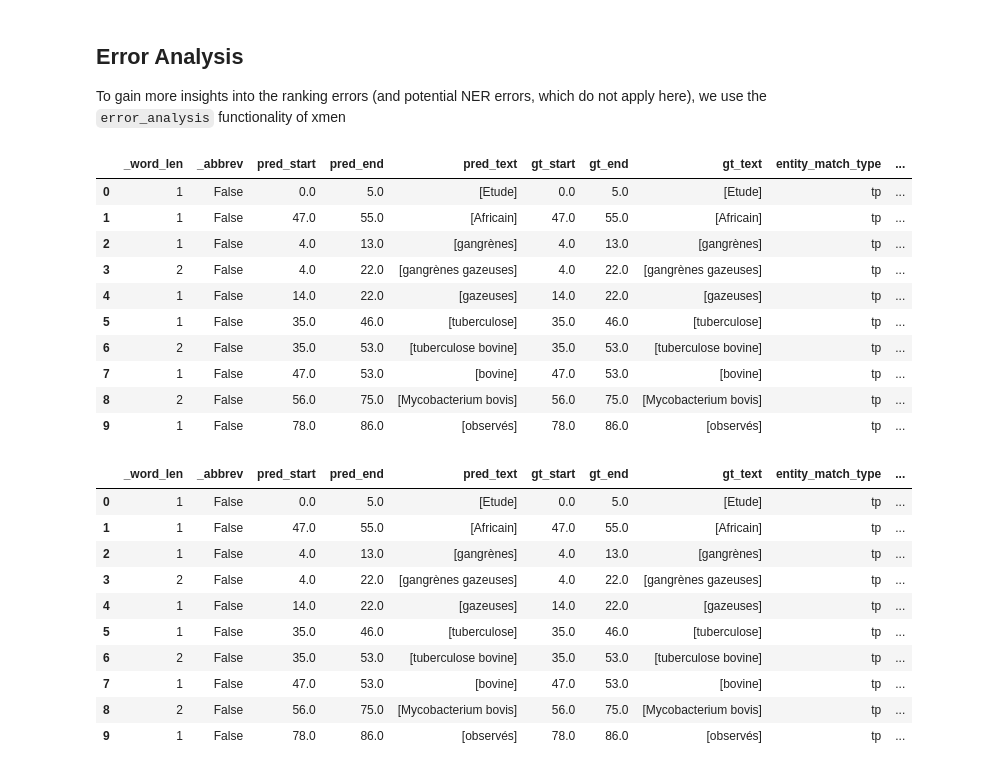
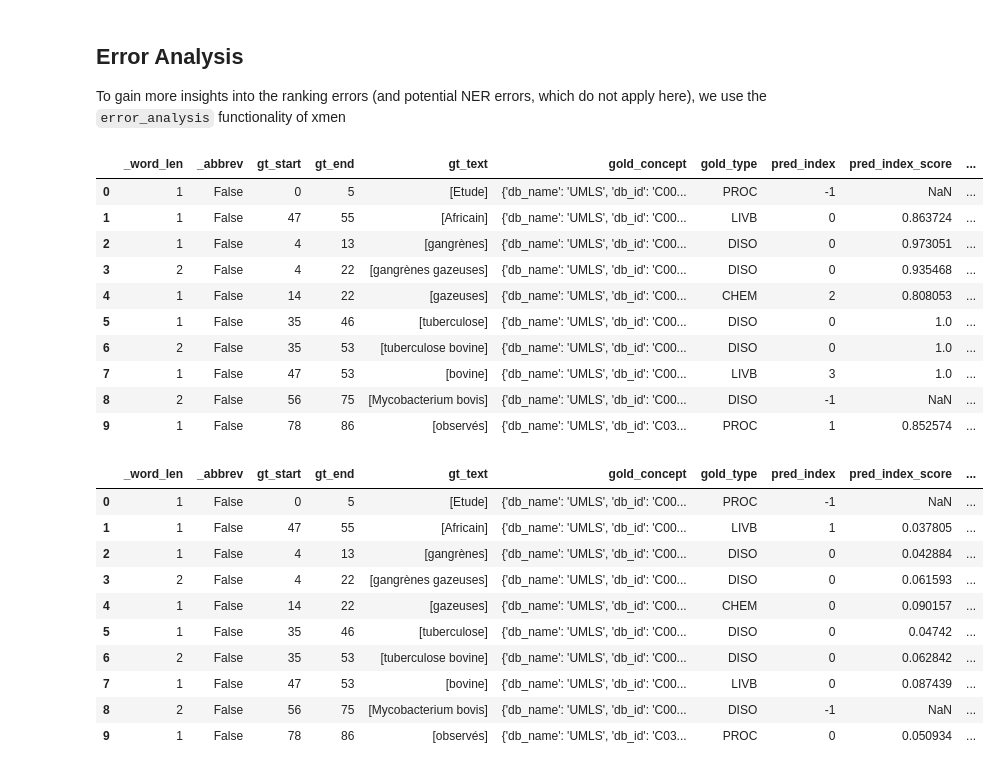
Before and after one commit to hpi-dhc/xmen, a Jupyter notebook: notebooks/00_Getting_Started.ipynb, the cells around one changed output. Drawn from its saved outputs; the diff is of its cells as text; code cells hidden in the pictures.

```diff
--- a/notebooks/00_Getting_Started.ipynb
+++ b/notebooks/00_Getting_Started.ipynb
@@ -214,36 +214,36 @@ To gain more insights into the ranking errors (and potential NER errors, which d
 from xmen.evaluation import error_analysis
 # %%
 # Before re-ranking
-ea_df = error_analysis(dataset['test'], candidates['test'])
+ea_df = error_analysis(dataset['test'], candidates['test'], tasks=['nen'])
 ea_df.head(10)
 # %% [output]
-|  | _word_len | _abbrev | pred_start | pred_end | pred_text | gt_start | gt_end | gt_text | entity_match_type | ... |
-| 0 | 1 | False | 0.0 | 5.0 | [Etude] | 0.0 | 5.0 | [Etude] | tp | ... |
-| 1 | 1 | False | 47.0 | 55.0 | [Africain] | 47.0 | 55.0 | [Africain] | tp | ... |
-| 2 | 1 | False | 4.0 | 13.0 | [gangrènes] | 4.0 | 13.0 | [gangrènes] | tp | ... |
-| 3 | 2 | False | 4.0 | 22.0 | [gangrènes gazeuses] | 4.0 | 22.0 | [gangrènes gazeuses] | tp | ... |
-| 4 | 1 | False | 14.0 | 22.0 | [gazeuses] | 14.0 | 22.0 | [gazeuses] | tp | ... |
-| 5 | 1 | False | 35.0 | 46.0 | [tuberculose] | 35.0 | 46.0 | [tuberculose] | tp | ... |
-| 6 | 2 | False | 35.0 | 53.0 | [tuberculose bovine] | 35.0 | 53.0 | [tuberculose bovine] | tp | ... |
-| 7 | 1 | False | 47.0 | 53.0 | [bovine] | 47.0 | 53.0 | [bovine] | tp | ... |
-| 8 | 2 | False | 56.0 | 75.0 | [Mycobacterium bovis] | 56.0 | 75.0 | [Mycobacterium bovis] | tp | ... |
-| 9 | 1 | False | 78.0 | 86.0 | [observés] | 78.0 | 86.0 | [observés] | tp | ... |
+|  | _word_len | _abbrev | gt_start | gt_end | gt_text | gold_concept | gold_type | pred_index | pred_index_score | ... |
+| 0 | 1 | False | 0 | 5 | [Etude] | {'db_name': 'UMLS', 'db_id': 'C00... | PROC | -1 | NaN | ... |
+| 1 | 1 | False | 47 | 55 | [Africain] | {'db_name': 'UMLS', 'db_id': 'C00... | LIVB | 0 | 0.863724 | ... |
+| 2 | 1 | False | 4 | 13 | [gangrènes] | {'db_name': 'UMLS', 'db_id': 'C00... | DISO | 0 | 0.973051 | ... |
+| 3 | 2 | False | 4 | 22 | [gangrènes gazeuses] | {'db_name': 'UMLS', 'db_id': 'C00... | DISO | 0 | 0.935468 | ... |
+| 4 | 1 | False | 14 | 22 | [gazeuses] | {'db_name': 'UMLS', 'db_id': 'C00... | CHEM | 2 | 0.808053 | ... |
+| 5 | 1 | False | 35 | 46 | [tuberculose] | {'db_name': 'UMLS', 'db_id': 'C00... | DISO | 0 | 1.0 | ... |
+| 6 | 2 | False | 35 | 53 | [tuberculose bovine] | {'db_name': 'UMLS', 'db_id': 'C00... | DISO | 0 | 1.0 | ... |
+| 7 | 1 | False | 47 | 53 | [bovine] | {'db_name': 'UMLS', 'db_id': 'C00... | LIVB | 3 | 1.0 | ... |
+| 8 | 2 | False | 56 | 75 | [Mycobacterium bovis] | {'db_name': 'UMLS', 'db_id': 'C00... | DISO | -1 | NaN | ... |
+| 9 | 1 | False | 78 | 86 | [observés] | {'db_name': 'UMLS', 'db_id': 'C03... | PROC | 1 | 0.852574 | ... |
 # %%
 # After Re-Ranking
-ea_df = error_analysis(dataset['test'], prediction_fs)
+ea_df = error_analysis(dataset['test'], prediction_fs, tasks=['nen'])
 ea_df.head(10)
 # %% [output]
-|  | _word_len | _abbrev | pred_start | pred_end | pred_text | gt_start | gt_end | gt_text | entity_match_type | ... |
-| 0 | 1 | False | 0.0 | 5.0 | [Etude] | 0.0 | 5.0 | [Etude] | tp | ... |
-| 1 | 1 | False | 47.0 | 55.0 | [Africain] | 47.0 | 55.0 | [Africain] | tp | ... |
-| 2 | 1 | False | 4.0 | 13.0 | [gangrènes] | 4.0 | 13.0 | [gangrènes] | tp | ... |
-| 3 | 2 | False | 4.0 | 22.0 | [gangrènes gazeuses] | 4.0 | 22.0 | [gangrènes gazeuses] | tp | ... |
-| 4 | 1 | False | 14.0 | 22.0 | [gazeuses] | 14.0 | 22.0 | [gazeuses] | tp | ... |
-| 5 | 1 | False | 35.0 | 46.0 | [tuberculose] | 35.0 | 46.0 | [tuberculose] | tp | ... |
-| 6 | 2 | False | 35.0 | 53.0 | [tuberculose bovine] | 35.0 | 53.0 | [tuberculose bovine] | tp | ... |
-| 7 | 1 | False | 47.0 | 53.0 | [bovine] | 47.0 | 53.0 | [bovine] | tp | ... |
-| 8 | 2 | False | 56.0 | 75.0 | [Mycobacterium bovis] | 56.0 | 75.0 | [Mycobacterium bovis] | tp | ... |
-| 9 | 1 | False | 78.0 | 86.0 | [observés] | 78.0 | 86.0 | [observés] | tp | ... |
+|  | _word_len | _abbrev | gt_start | gt_end | gt_text | gold_concept | gold_type | pred_index | pred_index_score | ... |
+| 0 | 1 | False | 0 | 5 | [Etude] | {'db_name': 'UMLS', 'db_id': 'C00... | PROC | -1 | NaN | ... |
+| 1 | 1 | False | 47 | 55 | [Africain] | {'db_name': 'UMLS', 'db_id': 'C00... | LIVB | 1 | 0.037805 | ... |
+| 2 | 1 | False | 4 | 13 | [gangrènes] | {'db_name': 'UMLS', 'db_id': 'C00... | DISO | 0 | 0.042884 | ... |
+| 3 | 2 | False | 4 | 22 | [gangrènes gazeuses] | {'db_name': 'UMLS', 'db_id': 'C00... | DISO | 0 | 0.061593 | ... |
+| 4 | 1 | False | 14 | 22 | [gazeuses] | {'db_name': 'UMLS', 'db_id': 'C00... | CHEM | 0 | 0.090157 | ... |
+| 5 | 1 | False | 35 | 46 | [tuberculose] | {'db_name': 'UMLS', 'db_id': 'C00... | DISO | 0 | 0.04742 | ... |
+| 6 | 2 | False | 35 | 53 | [tuberculose bovine] | {'db_name': 'UMLS', 'db_id': 'C00... | DISO | 0 | 0.062842 | ... |
+| 7 | 1 | False | 47 | 53 | [bovine] | {'db_name': 'UMLS', 'db_id': 'C00... | LIVB | 0 | 0.087439 | ... |
+| 8 | 2 | False | 56 | 75 | [Mycobacterium bovis] | {'db_name': 'UMLS', 'db_id': 'C00... | DISO | -1 | NaN | ... |
+| 9 | 1 | False | 78 | 86 | [observés] | {'db_name': 'UMLS', 'db_id': 'C03... | PROC | 0 | 0.050934 | ... |
 # %%
 ea_df.pred_index.value_counts().sort_index().iloc[0:10].plot.bar()
 # %% [output]
```
Also changed, not shown: parts of 6 cells of this notebook, 5 other files.
